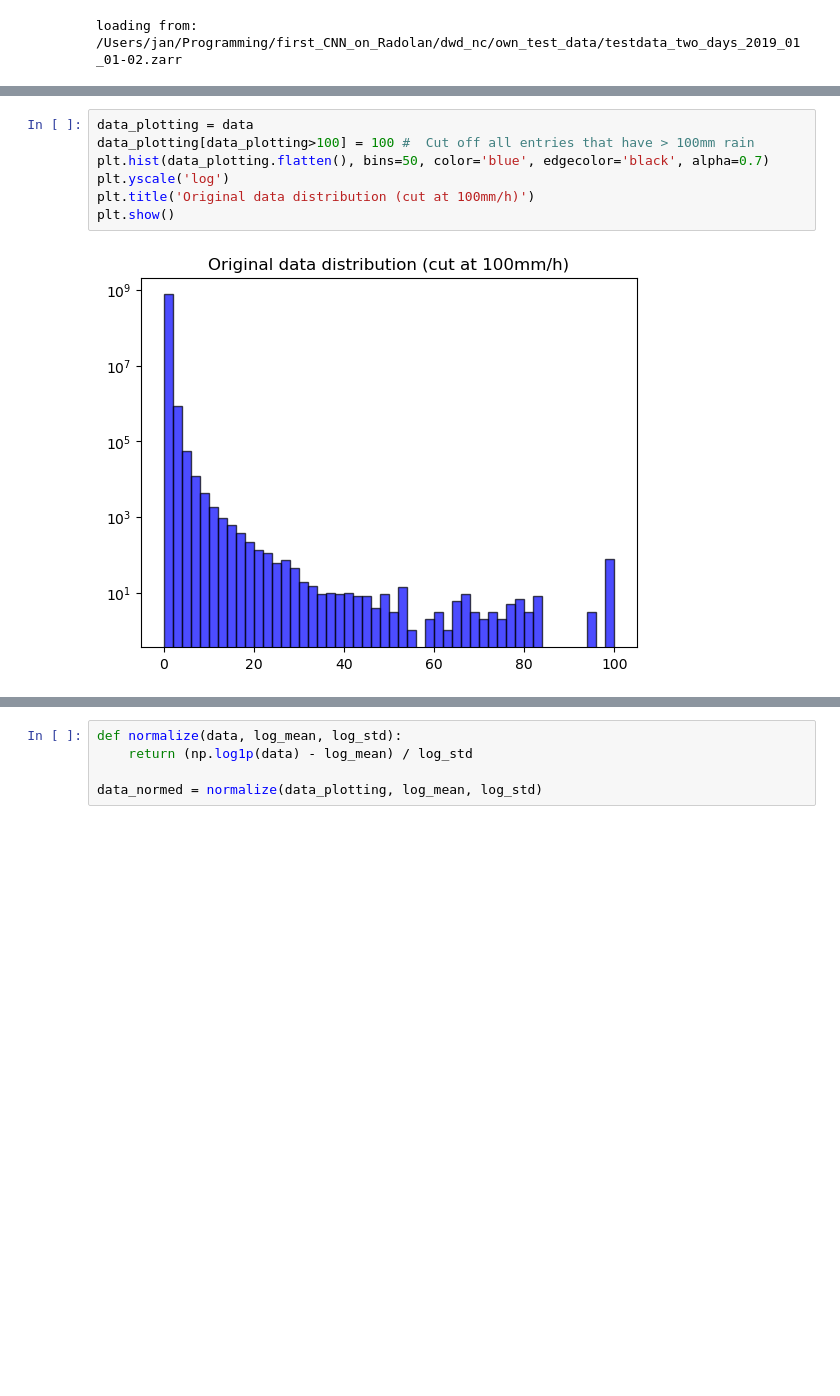
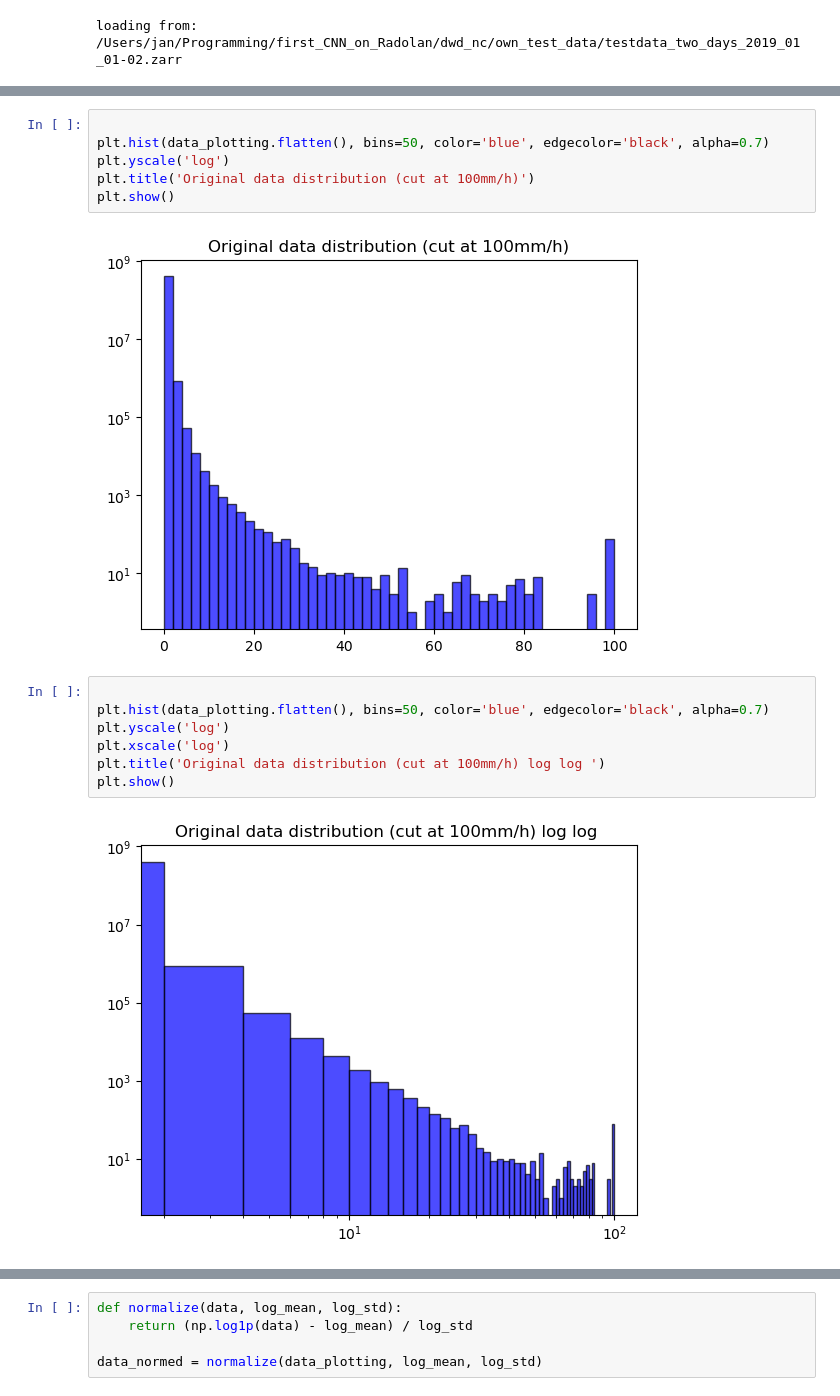
Before and after one commit to Osrip/deep_learn_rain_nowcasting, a Jupyter notebook: notebooks/examine_data_normalization.ipynb, the cells around one changed output, grey strips where cells are left out. Drawn from its saved outputs; the diff is of its cells as text; blank space fills up the shorter version.

```diff
--- a/notebooks/examine_data_normalization.ipynb
+++ b/notebooks/examine_data_normalization.ipynb
@@ -53,9 +62,17 @@ plt.show()
 # %%
-data_plotting = data
-data_plotting[data_plotting>100] = 100 #  Cut off all entries that have > 100mm rain
+
 plt.hist(data_plotting.flatten(), bins=50, color='blue', edgecolor='black', alpha=0.7)
 plt.yscale('log')
 plt.title('Original data distribution (cut at 100mm/h)')
 plt.show()
 # %% [output]
-[figure, old version]
+[figure, new version]
+# %%
+
+plt.hist(data_plotting.flatten(), bins=50, color='blue', edgecolor='black', alpha=0.7)
+plt.yscale('log')
+plt.xscale('log')
+plt.title('Original data distribution (cut at 100mm/h) log log ')
+plt.show()
+# %% [output]
+[figure, added]
```
Also changed, not shown: parts of 31 cells of this notebook, 3 other files.
